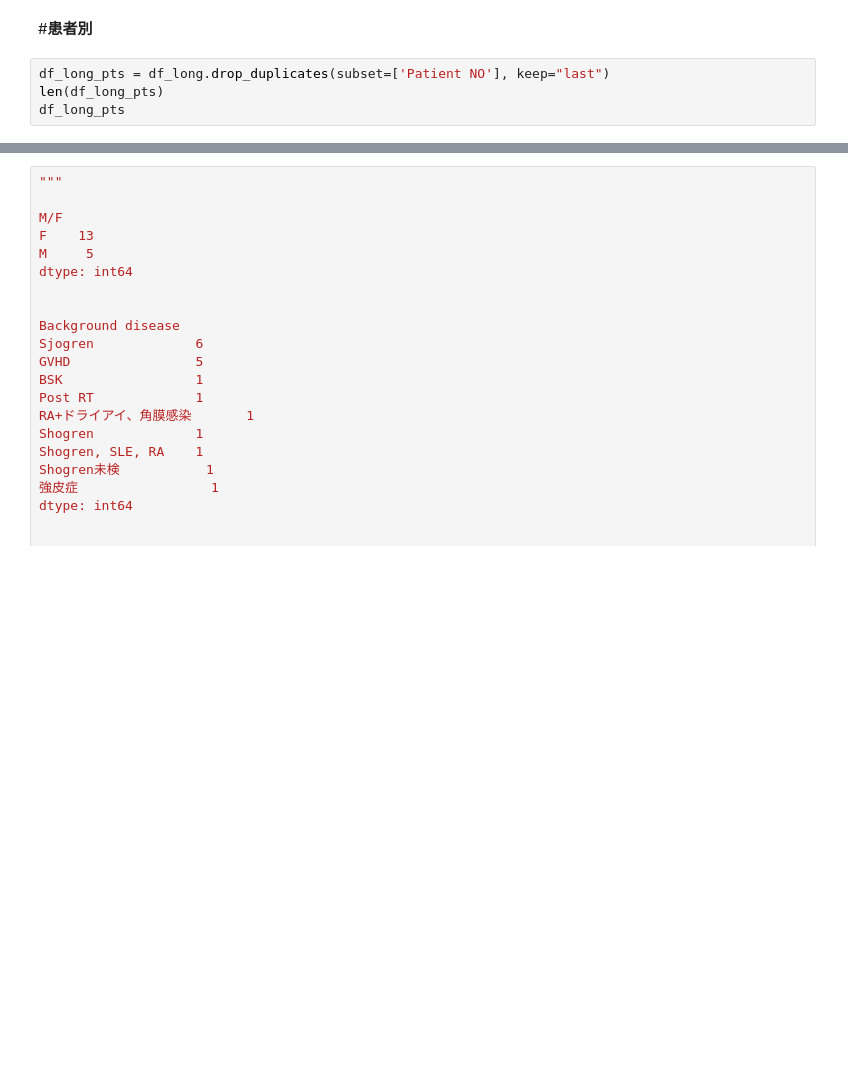
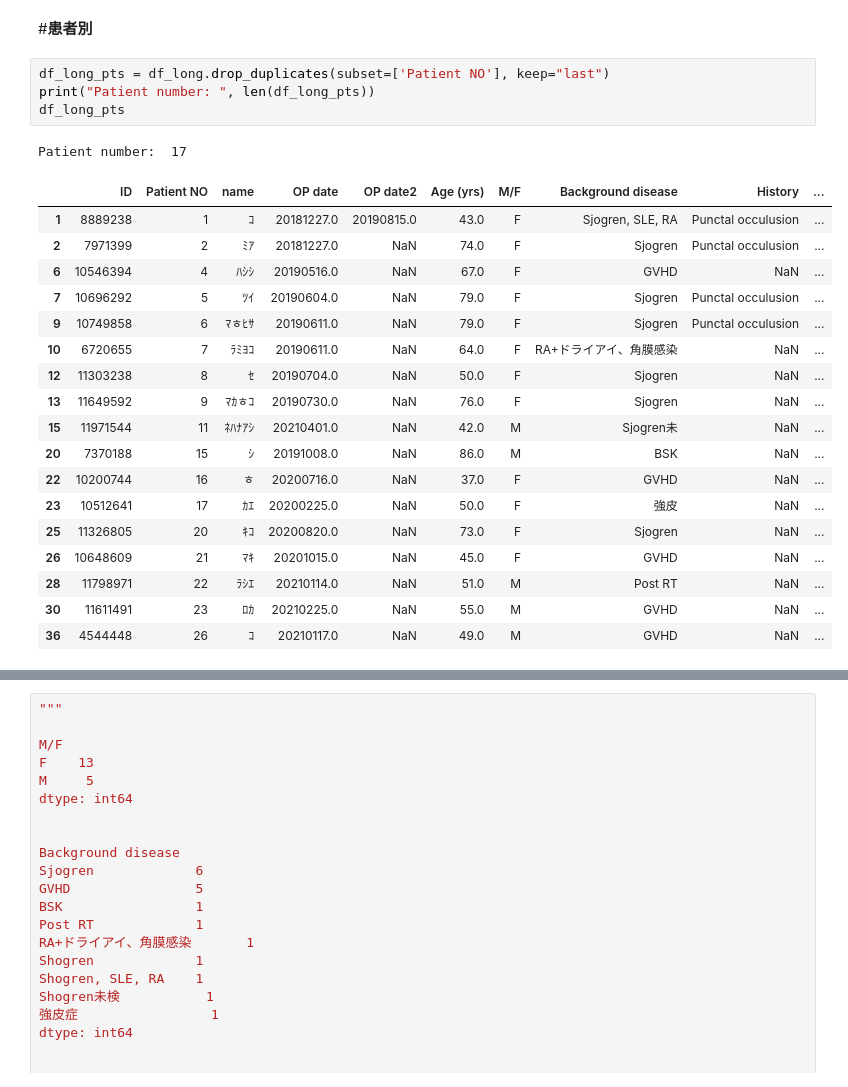
Before and after one commit to ykitaguchi77/statistics_for_articles, a Jupyter notebook: Canalicular_excision.ipynb, the cells around one changed output, grey strips where cells are left out. Cells and saved outputs as stored; diff of their text form; blank space fills up the shorter version.

```diff
--- a/Canalicular_excision.ipynb
+++ b/Canalicular_excision.ipynb
@@ -442,7 +454,27 @@ KruskalResult(statistic=3.0465846308387783, pvalue=0.2179930024809657)
 #**患者別**
 # %%
 df_long_pts = df_long.drop_duplicates(subset=['Patient NO'], keep="last")
-len(df_long_pts)
+print("Patient number: ", len(df_long_pts))
 df_long_pts
+# %% [output]
+Patient number:  17
+|  | ID | Patient NO | name | OP date | OP date2 | Age (yrs) | M/F | Background disease | History | ... |
+| 1 | 8889238 | 1 | ｺ | 20181227.0 | 20190815.0 | 43.0 | F | Sjogren, SLE, RA | Punctal occulusion | ... |
+| 2 | 7971399 | 2 | ﾐｱ | 20181227.0 | NaN | 74.0 | F | Sjogren | Punctal occulusion | ... |
+| 6 | 10546394 | 4 | ﾊｼｼ | 20190516.0 | NaN | 67.0 | F | GVHD | NaN | ... |
+| 7 | 10696292 | 5 | ﾂｲ | 20190604.0 | NaN | 79.0 | F | Sjogren | Punctal occulusion | ... |
+| 9 | 10749858 | 6 | ﾏﾾﾋｻ | 20190611.0 | NaN | 79.0 | F | Sjogren | Punctal occulusion | ... |
+| 10 | 6720655 | 7 | ﾗﾐﾖｺ | 20190611.0 | NaN | 64.0 | F | RA+ドライアイ、角膜感染 | NaN | ... |
+| 12 | 11303238 | 8 | ｾ | 20190704.0 | NaN | 50.0 | F | Sjogren | NaN | ... |
+| 13 | 11649592 | 9 | ﾏｶﾾｺ | 20190730.0 | NaN | 76.0 | F | Sjogren | NaN | ... |
+| 15 | 11971544 | 11 | ﾈﾊﾅｱｼ | 20210401.0 | NaN | 42.0 | M | Sjogren未 | NaN | ... |
+| 20 | 7370188 | 15 | ｼ | 20191008.0 | NaN | 86.0 | M | BSK | NaN | ... |
+| 22 | 10200744 | 16 | ﾾ | 20200716.0 | NaN | 37.0 | F | GVHD | NaN | ... |
+| 23 | 10512641 | 17 | ｶｴ | 20200225.0 | NaN | 50.0 | F | 強皮 | NaN | ... |
+| 25 | 11326805 | 20 | ｷｺ | 20200820.0 | NaN | 73.0 | F | Sjogren | NaN | ... |
+| 26 | 10648609 | 21 | ﾏｷ | 20201015.0 | NaN | 45.0 | F | GVHD | NaN | ... |
+| 28 | 11798971 | 22 | ﾗｼｴ | 20210114.0 | NaN | 51.0 | M | Post RT | NaN | ... |
+| 30 | 11611491 | 23 | ﾛｶ | 20210225.0 | NaN | 55.0 | M | GVHD | NaN | ... |
+| 36 | 4544448 | 26 | ｺ | 20210117.0 | NaN | 49.0 | M | GVHD | NaN | ... |
 # %%
 df_long_pts.describe()["Age (yrs)"]
```
Also changed, not shown: parts of 21 cells of this notebook.
